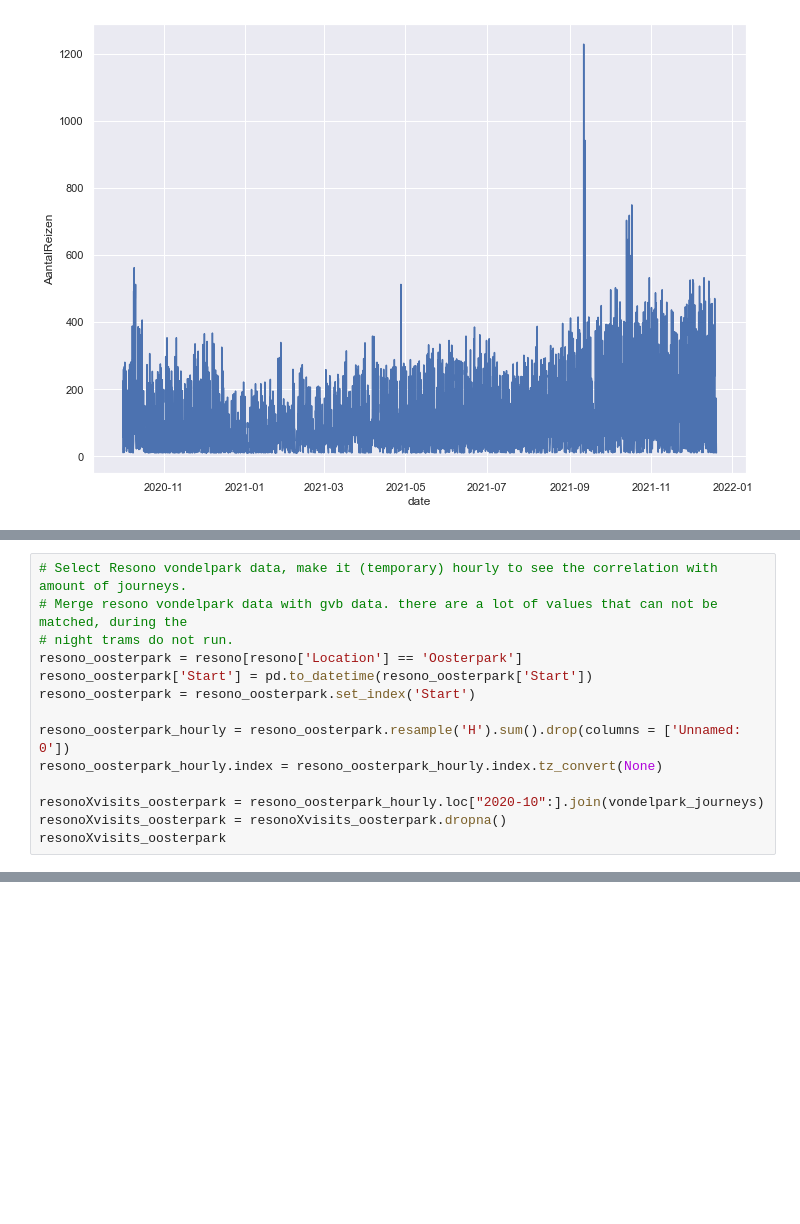
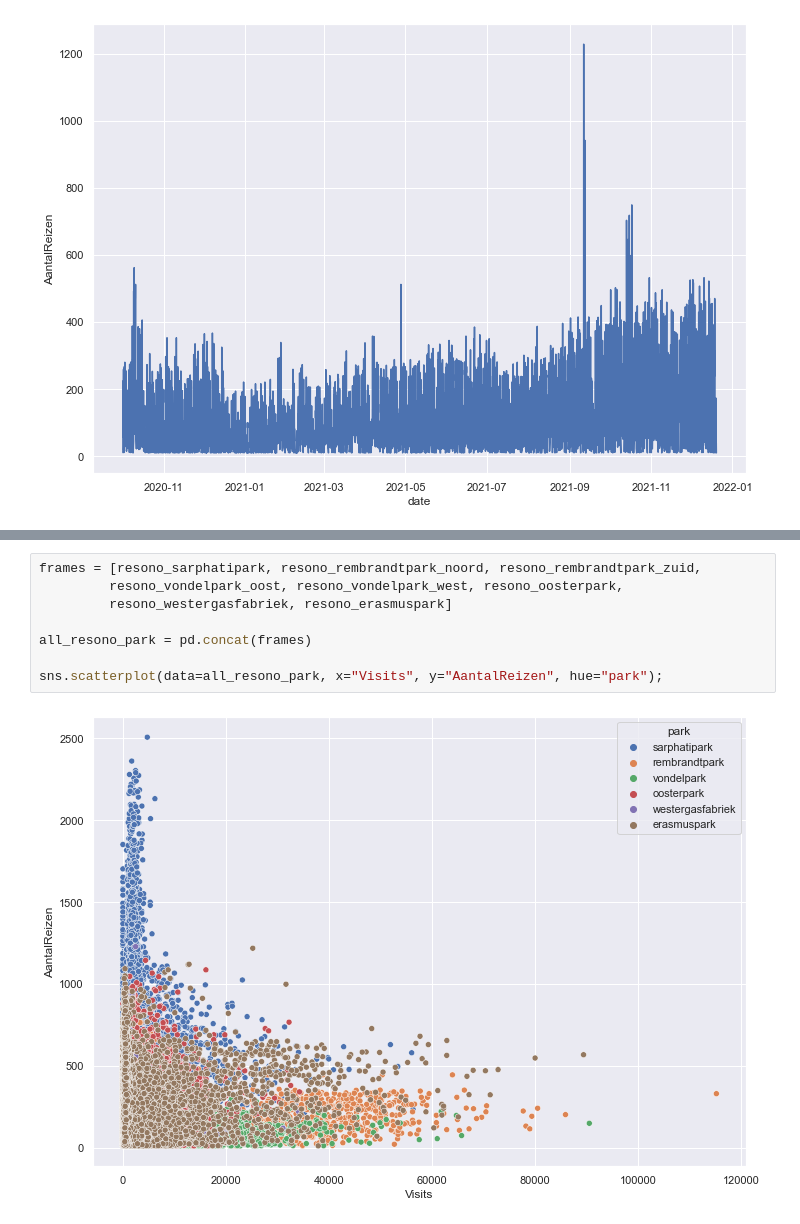
Before and after one commit to lotteph/DSP, a Jupyter notebook: GVB_ALL.ipynb, the cells around one changed output, grey strips where cells are left out. Cells and saved outputs as stored; diff of their text form; blank space fills up the shorter version.

```diff
--- a/GVB_ALL.ipynb
+++ b/GVB_ALL.ipynb
@@ -372,14 +326,0 @@ sns.scatterplot(data=resonoXvisits_vondelpark, x="Visits", y="AantalReizen");
-# %%
-# Select Resono vondelpark data, make it (temporary) hourly to see the correlation with amount of journeys.
-# Merge resono vondelpark data with gvb data. there are a lot of values that can not be matched, during the
-# night trams do not run.
-resono_oosterpark = resono[resono['Location'] == 'Oosterpark']
-resono_oosterpark['Start'] = pd.to_datetime(resono_oosterpark['Start'])
-resono_oosterpark = resono_oosterpark.set_index('Start')
-
-resono_oosterpark_hourly = resono_oosterpark.resample('H').sum().drop(columns = ['Unnamed: 0'])
-resono_oosterpark_hourly.index = resono_oosterpark_hourly.index.tz_convert(None)
-
-resonoXvisits_oosterpark = resono_oosterpark_hourly.loc["2020-10":].join(vondelpark_journeys)
-resonoXvisits_oosterpark = resonoXvisits_oosterpark.dropna()
-resonoXvisits_oosterpark
@@ -409,0 +378,10 @@ sns.scatterplot(data=resonoXvisits_oosterpark, x="Visits", y="AantalReizen");
+# %%
+frames = [resono_sarphatipark, resono_rembrandtpark_noord, resono_rembrandtpark_zuid,
+         resono_vondelpark_oost, resono_vondelpark_west, resono_oosterpark,
+         resono_westergasfabriek, resono_erasmuspark]
+
+all_resono_park = pd.concat(frames)
+
+sns.scatterplot(data=all_resono_park, x="Visits", y="AantalReizen", hue="park");
+# %% [output]
+[figure, added]
```
Also changed, not shown: parts of 18 cells of this notebook.
